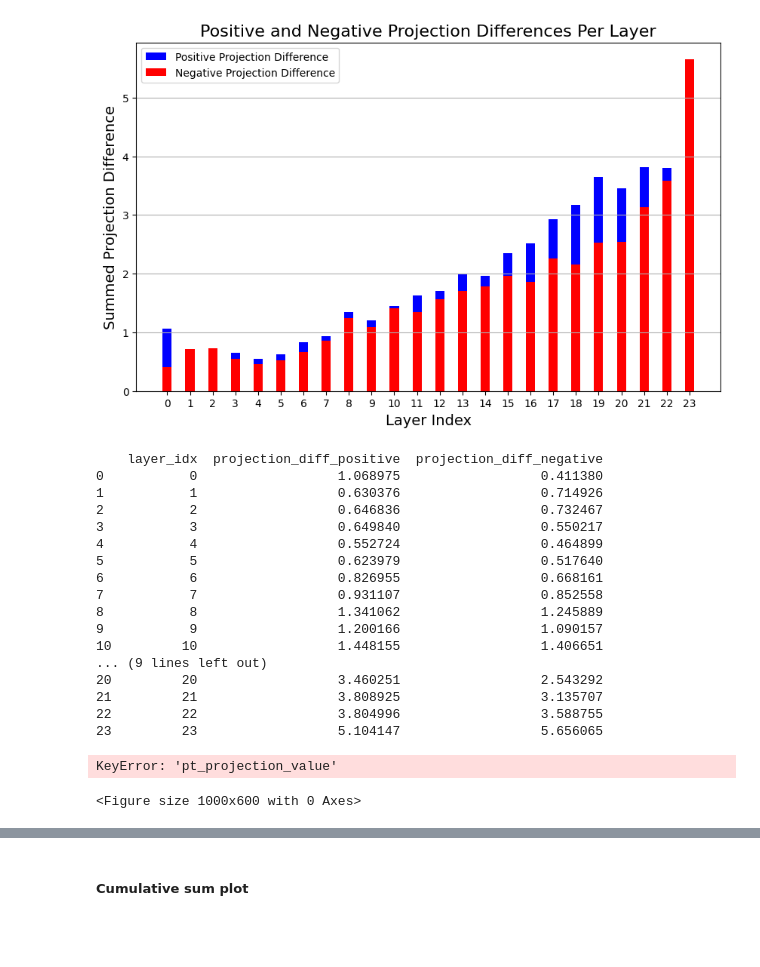
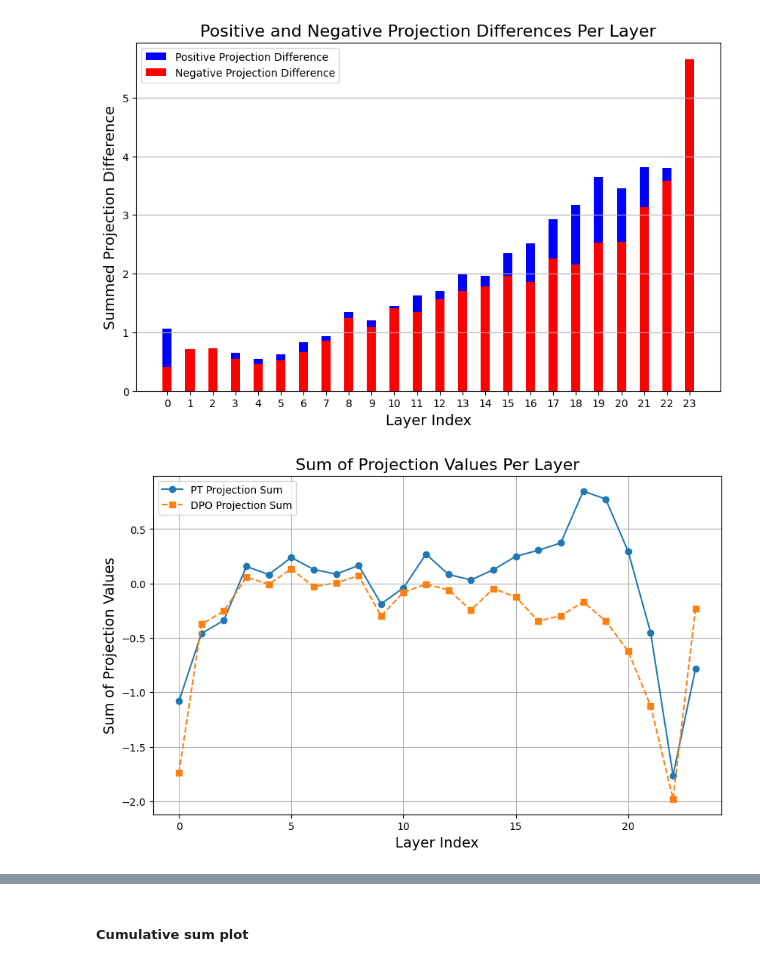
Before and after one commit to PamelaBha/MIB, a Jupyter notebook: toxicity/graphs/contribution_plot_gpt2.ipynb, the cells around one changed output, grey strips where cells are left out. Drawn from its saved outputs; the diff is of its cells as text; code cells hidden in the pictures; blank space fills up the shorter version.

```diff
--- a/toxicity/graphs/contribution_plot_gpt2.ipynb
+++ b/toxicity/graphs/contribution_plot_gpt2.ipynb
@@ -129,51 +129,31 @@ plt.grid(axis="y")
 plt.show()
 # %% [output]
 [figure]
-# %%
-print(layer_sums)
-# %% [output]
-    layer_idx  projection_diff_positive  projection_diff_negative
-0           0                  1.068975                  0.411380
-1           1                  0.630376                  0.714926
-2           2                  0.646836                  0.732467
-3           3                  0.649840                  0.550217
-4           4                  0.552724                  0.464899
-5           5                  0.623979                  0.517640
-6           6                  0.826955                  0.668161
-7           7                  0.931107                  0.852558
-8           8                  1.341062                  1.245889
-9           9                  1.200166                  1.090157
-10         10                  1.448155                  1.406651
-... (9 lines left out)
-20         20                  3.460251                  2.543292
-21         21                  3.808925                  3.135707
-22         22                  3.804996                  3.588755
-23         23                  5.104147                  5.656065
 # %%
-# # Group by layer_index and compute the sum for pt_projection_value and dpo_projection_value
-# layer_sums = df.groupby("layer_idx")[["pt_projection_value", "dpo_projection_value"]].sum().reset_index()
+# Group by layer_index and compute the sum for pt_projection_value and dpo_projection_value
+layer_sums = df.groupby("layer_idx")[["pt_projection_value", "dpo_projection_value"]].sum().reset_index()
+# print(layer_sums)
 
 # Plot the data
 plt.figure(figsize=(10, 6))
 
 # Plot PT projection sum
 plt.plot(layer_sums["layer_idx"], layer_sums["pt_projection_value"], label="PT Projection Sum", marker='o', linestyle='-')
 
 # Plot DPO projection sum
 plt.plot(layer_sums["layer_idx"], layer_sums["dpo_projection_value"], label="DPO Projection Sum", marker='s', linestyle='--')
 
 # Labels and title
 plt.xlabel("Layer Index", fontsize=14)
 plt.ylabel("Sum of Projection Values", fontsize=14)
 plt.title("Sum of Projection Values Per Layer", fontsize=16)
 plt.legend()
 plt.grid(True)
 
 # Show plot
 plt.show()
 # %% [output]
-KeyError: 'pt_projection_value'
-<Figure size 1000x600 with 0 Axes>
+[figure, added]
 # %%
 # Compute per-layer projection difference
 layer_sums = df.groupby("layer_idx")[["pt_projection_value", "dpo_projection_value"]].sum().reset_index()
```
Also changed, not shown: parts of 7 cells of this notebook, 12 other files.
